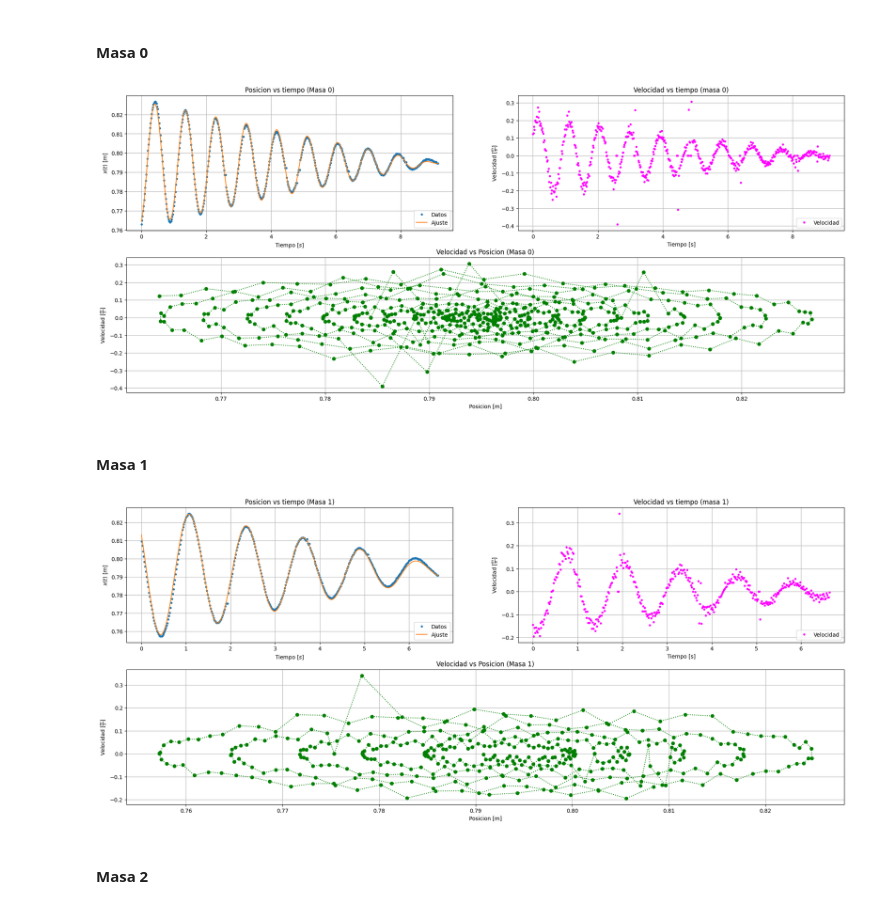
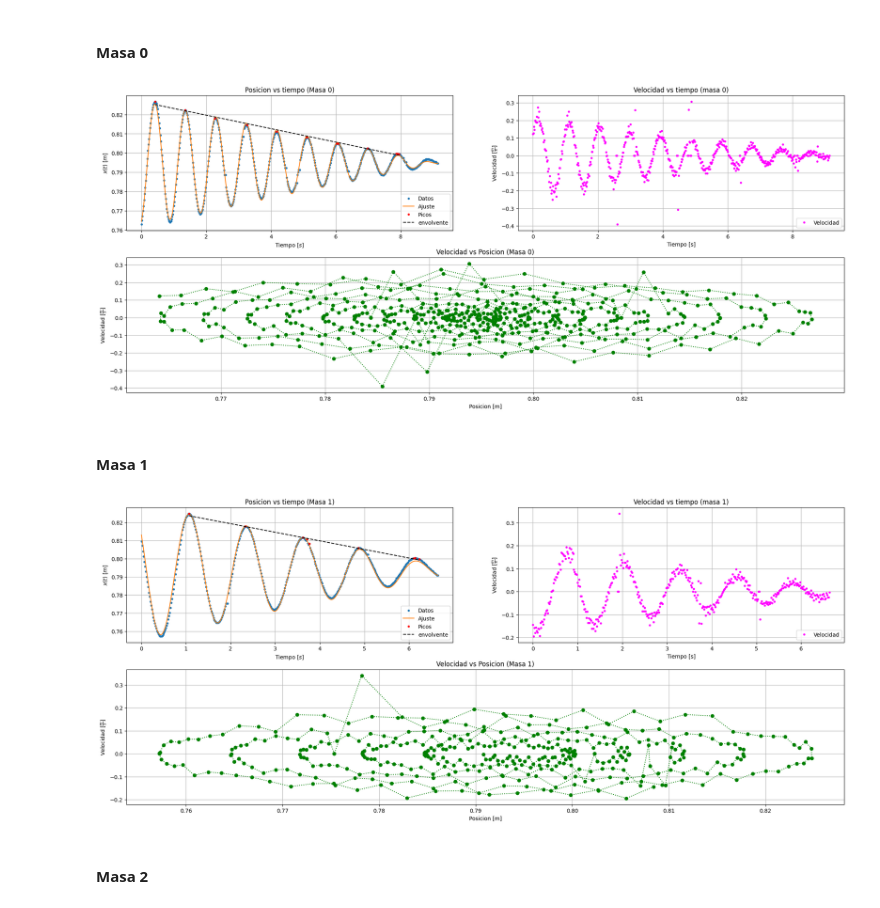
Before and after one commit to TomasMastantuono/Laboratorio_1, a Jupyter notebook: Frozamiento.ipynb, the cells around one changed output. Cells and saved outputs as stored; diff of their text form; code cells hidden in the pictures.

```diff
--- a/Frozamiento.ipynb
+++ b/Frozamiento.ipynb
@@ -402,34 +369,40 @@ velocidades0 = np.diff(posicion) / np.diff(tiempo)
 #Busco las nuevas posiciones para comparar con el tiempo
 x0_2 = (np.diff(posicion) / 2) + posicion[:-1]
 
+#Busco los picos
+picos, _ = find_peaks(posicion, height=0.799)
+p = np.polyfit(tiempo[picos], posicion[picos], 1)
+
 #Realizo los plots para la comparacion
 fig = plt.figure(figsize=(24,10))
 spec = fig.add_gridspec(2,2)
 
 #Realizamos un plot sobre posicion vs tiempo
 axs00 = fig.add_subplot(spec[0,0])
 axs00.plot(tiempo, posicion, '.', label='Datos')
 axs00.plot(tiempo, xteo(tiempo, gamma_0, beta_0, w_0, phi_0, l_0), label='Ajuste')
+axs00.plot(tiempo[picos], posicion[picos], color='red', linestyle='None', marker='.', label='Picos')
+axs00.plot(tiempo[picos],np.polyval(p, tiempo[picos]), color='black', marker='None', linestyle='--', label='envolvente')
 axs00.set(title=('Posicion vs tiempo (Masa 0)'),ylabel=(r'$x(t)$ $[m]$'), xlabel=(r'Tiempo [$s$]'))
 axs00.legend(loc='lower right')
 axs00.grid()
 
 #Realizamos un plot sobre velocidad vs tiempo
 axs01 = fig.add_subplot(spec[0,1])
 axs01.plot(tiempo[:-1], velocidades0, color='magenta', marker='.', linestyle='None', label='Velocidad')
 axs01.set(title=('Velocidad vs tiempo (masa 0)'), xlabel=('Tiempo [s]'), ylabel=(r'Velocidad $[\frac{m}{s}]$'))
 axs01.legend(loc='lower right')
 axs01.grid()
 
 #Realizo un plot de posicion vs tiempo
 axs1010 = fig.add_subplot(spec[1,:])
 axs1010.plot(x0_2, velocidades0, color = 'green', marker='o', linestyle=':')
 axs1010.set(title='Velocidad vs Posicion (Masa 0)', ylabel=r'Velocidad $[\frac{m}{s}]$', xlabel='Posicion [m]')
 axs1010.grid()
 
 plt.show()
 # %% [output]
-[figure, old version]
+[figure, new version]
 # %% [markdown]
 #### Masa 1
 # %%
@@ -466,6 +439,10 @@ velocidades1 = np.diff(posicion) / np.diff(tiempo)
 #Busco las nuevas posiciones para comparar con el tiempo
 x1_2 = np.diff(posicion) / 2 + posicion[:-1]
 
+#Busco los picos
+picos, _ = find_peaks(posicion, height=0.799)
+p = np.polyfit(tiempo[picos], posicion[picos], 1)
+
 #Realizo los plots para la comparacion
 fig = plt.figure(figsize=(24,10))
 spec = fig.add_gridspec(2,2)
@@ -474,6 +451,8 @@ spec = fig.add_gridspec(2,2)
 axs00 = fig.add_subplot(spec[0,0])
 axs00.plot(tiempo, posicion, '.', label='Datos')
 axs00.plot(tiempo, xteo(tiempo, gamma_1, beta_1, w_1, phi_1, l_1), label='Ajuste')
+axs00.plot(tiempo[picos], posicion[picos], color='red', linestyle='None', marker='.', label='Picos')
+axs00.plot(tiempo[picos],np.polyval(p, tiempo[picos]), color='black', marker='None', linestyle='--', label='envolvente')
 axs00.set(title=('Posicion vs tiempo (Masa 1)'),ylabel=(r'$x(t)$ $[m]$'), xlabel=(r'Tiempo [$s$]'))
 axs00.legend(loc='lower right')
 axs00.grid()
@@ -493,7 +472,7 @@ axs1010.grid()
 
 plt.show()
 # %% [output]
-[figure, old version]
+[figure, new version]
 # %% [markdown]
 #### Masa 2
 # %%
```
Also changed, not shown: parts of 7 cells of this notebook.
